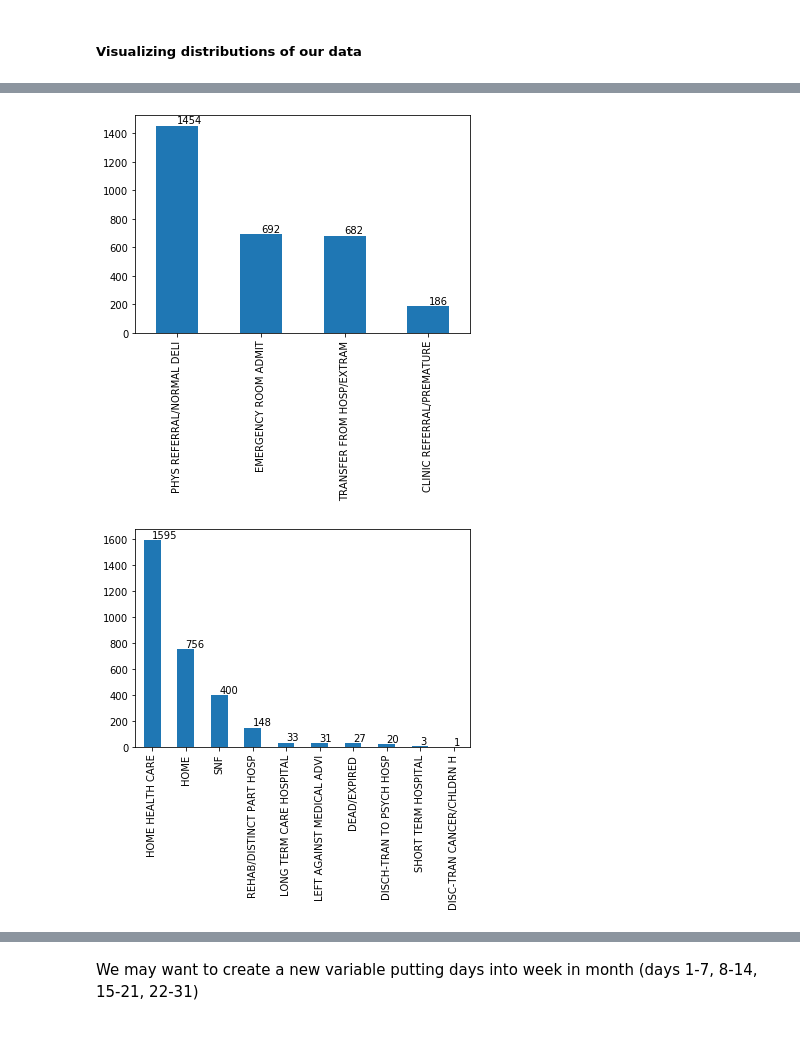
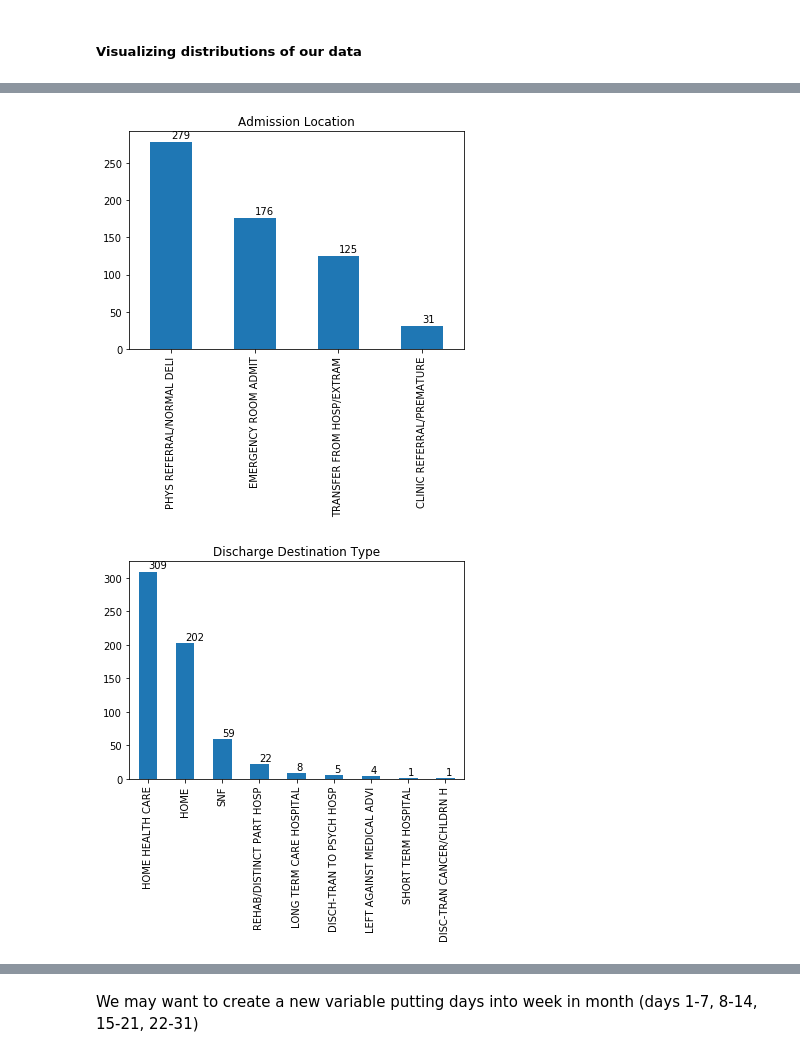
Before and after one commit to derek-y-lee/uclabiostat-thesis, a Jupyter notebook: predict_waitingtime_mimic.ipynb, the cells around one changed output, grey strips where cells are left out. Saved outputs shown, nothing was run; the diff lists cells and outputs as text; code cells hidden in the pictures.

```diff
--- a/predict_waitingtime_mimic.ipynb
+++ b/predict_waitingtime_mimic.ipynb
@@ -799,4 +743,5 @@ plt.hist(timediff_noNA.age) # check the weird values are just NA's in age
 (timediff_noNA.expire_flag).value_counts().plot(kind='bar')
 for index, value in enumerate(timediff_noNA.expire_flag.value_counts()):
     plt.text(index, value+15, str(value))
+    plt.title("No Death (0) vs. Death (1)")
 # %% [output]
@@ -804,5 +749,10 @@ for index, value in enumerate(timediff_noNA.expire_flag.value_counts()):
+# %%
+# Get rid of ppl who died
+
+timediff_noNA = timediff_noNA[timediff_noNA['expire_flag']==0]
 # %%
 (timediff_noNA.admission_type).value_counts().plot(kind='bar')
 for index, value in enumerate(timediff_noNA.admission_type.value_counts()):
     plt.text(index, value+15, str(value))
+    plt.title("Admission Types")
 # %% [output]
@@ -810,15 +760,17 @@ for index, value in enumerate(timediff_noNA.admission_type.value_counts()):
 # %%
 (timediff_noNA.admission_location).value_counts().plot(kind='bar')
 for index, value in enumerate(timediff_noNA.admission_location.value_counts()):
-    plt.text(index, value+15, str(value))
+    plt.text(index, value+5, str(value))
+    plt.title("Admission Location")
 # %% [output]
-[figure, old version]
+[figure, new version]
 # %%
 (timediff_noNA.discharge_location).value_counts().plot(kind='bar')
 for index, value in enumerate(timediff_noNA.discharge_location.value_counts()):
-    plt.text(index, value+15, str(value))
+    plt.text(index, value+5, str(value))
+    plt.title("Discharge Destination Type")
 # %% [output]
-[figure, old version]
+[figure, new version]
 # %%
 (timediff_noNA.discharge_wardid).value_counts().plot(kind='bar')
 for index, value in enumerate(timediff_noNA.discharge_wardid.value_counts()):
```
Also changed, not shown: parts of 156 cells of this notebook.
